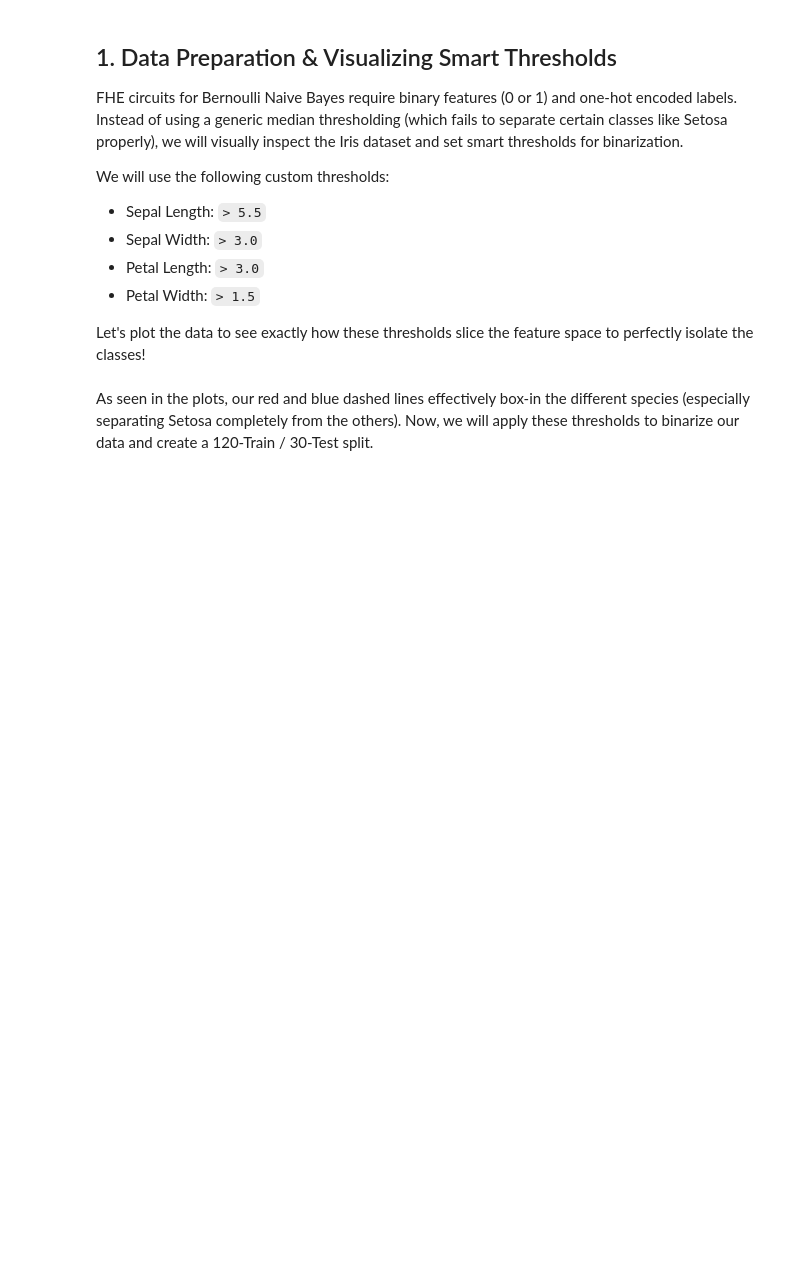
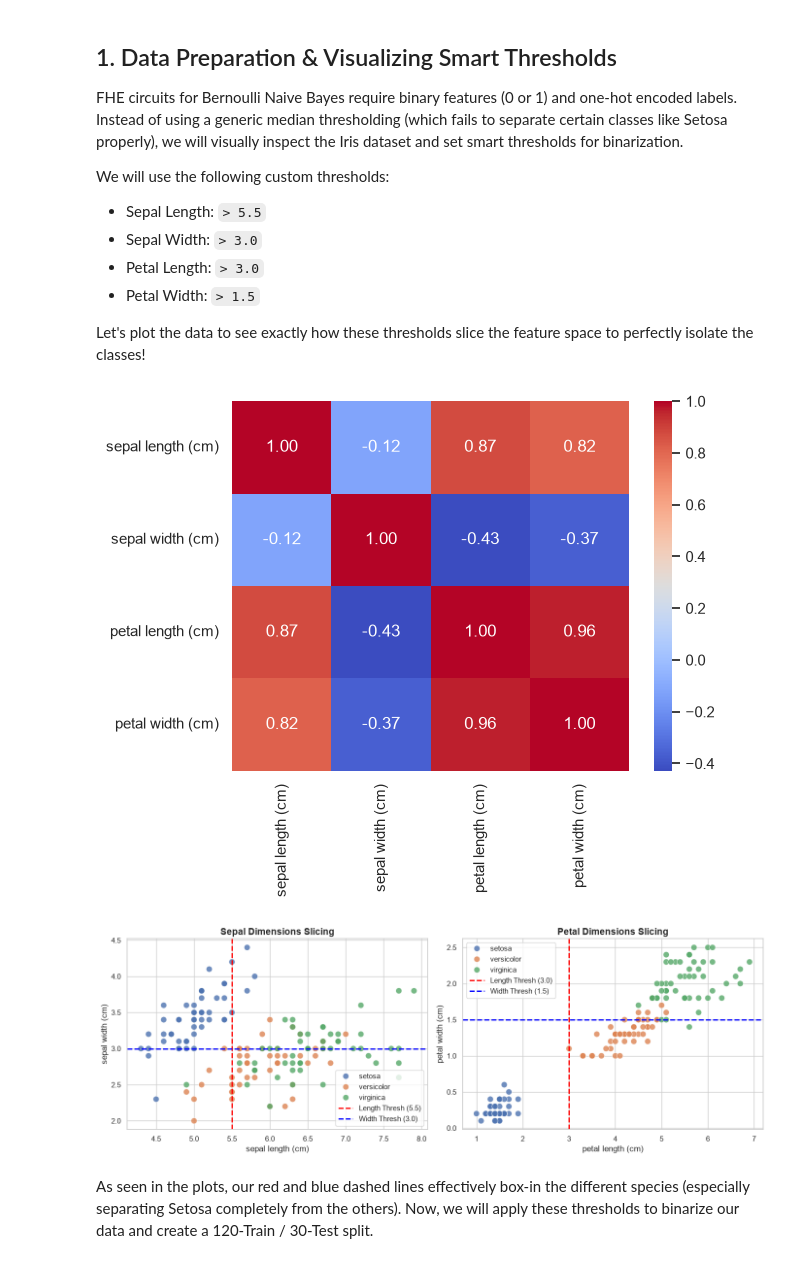
Before and after one commit to tolgabuyuktanir/concrete-fhe-toolkit, a Jupyter notebook: examples/iris_fhe_naive_bayes.ipynb, the cells around one changed output. Drawn from its saved outputs; the diff is of its cells as text; code cells hidden in the pictures; blank space fills up the shorter version.

Commit message:
Added corr matrix

```diff
--- a/examples/iris_fhe_naive_bayes.ipynb
+++ b/examples/iris_fhe_naive_bayes.ipynb
@@ -24,33 +24,39 @@ import seaborn as sns
 import pandas as pd
 
 # Load Iris Dataset
 iris = load_iris()
+iris_df = pd.DataFrame(data=iris.data, columns=iris.feature_names)
+
+sns.heatmap(iris_df.corr(), annot=True, cmap='coolwarm', fmt=".2f")
 X = iris.data
 y = iris.target
 
 # Create a DataFrame for Visualization
 iris_df = pd.DataFrame(X, columns=iris.feature_names)
 iris_df['Species'] = [iris.target_names[i] for i in y]
 
 fig, axes = plt.subplots(1, 2, figsize=(14, 5))
 sns.set_theme(style="whitegrid")
 
 # Plot 1: Sepal Features
 sns.scatterplot(data=iris_df, x='sepal length (cm)', y='sepal width (cm)', hue='Species', ax=axes[0], s=80, alpha=0.8)
 axes[0].axvline(5.5, color='red', linestyle='--', linewidth=2, label='Length Thresh (5.5)')
 axes[0].axhline(3.0, color='blue', linestyle='--', linewidth=2, label='Width Thresh (3.0)')
 axes[0].set_title("Sepal Dimensions Slicing", fontsize=14, fontweight='bold')
 axes[0].legend()
 
 # Plot 2: Petal Features
 sns.scatterplot(data=iris_df, x='petal length (cm)', y='petal width (cm)', hue='Species', ax=axes[1], s=80, alpha=0.8)
 axes[1].axvline(3.0, color='red', linestyle='--', linewidth=2, label='Length Thresh (3.0)')
 axes[1].axhline(1.5, color='blue', linestyle='--', linewidth=2, label='Width Thresh (1.5)')
 axes[1].set_title("Petal Dimensions Slicing", fontsize=14, fontweight='bold')
 axes[1].legend()
 
 plt.tight_layout()
 plt.show()
+# %% [output]
+[figure, added]
+[figure, added]
 # %% [markdown]
 As seen in the plots, our red and blue dashed lines effectively box-in the different species (especially separating Setosa completely from the others). Now, we will apply these thresholds to binarize our data and create a 120-Train / 30-Test split.
 # %%
```
Also changed, not shown: parts of 5 cells of this notebook.
